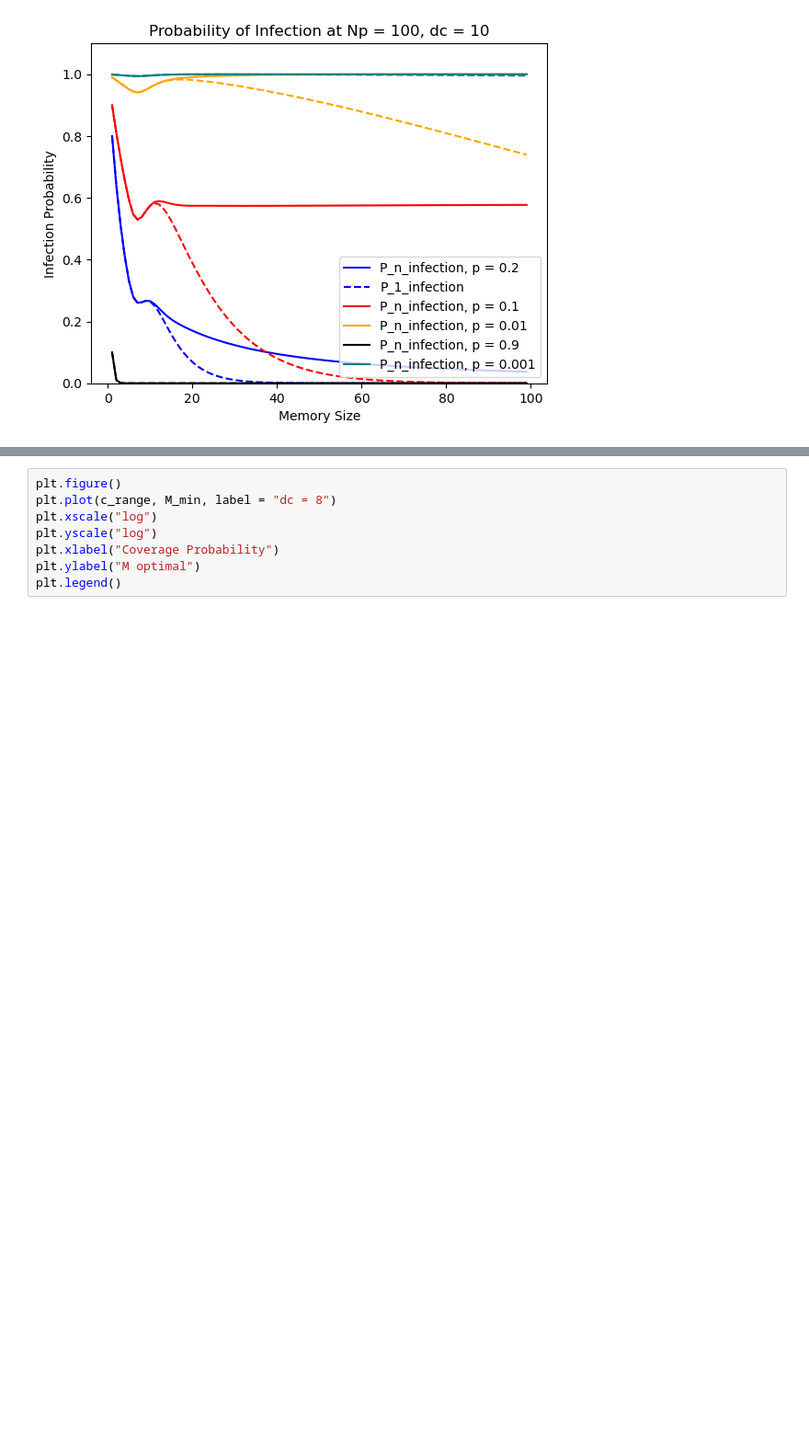
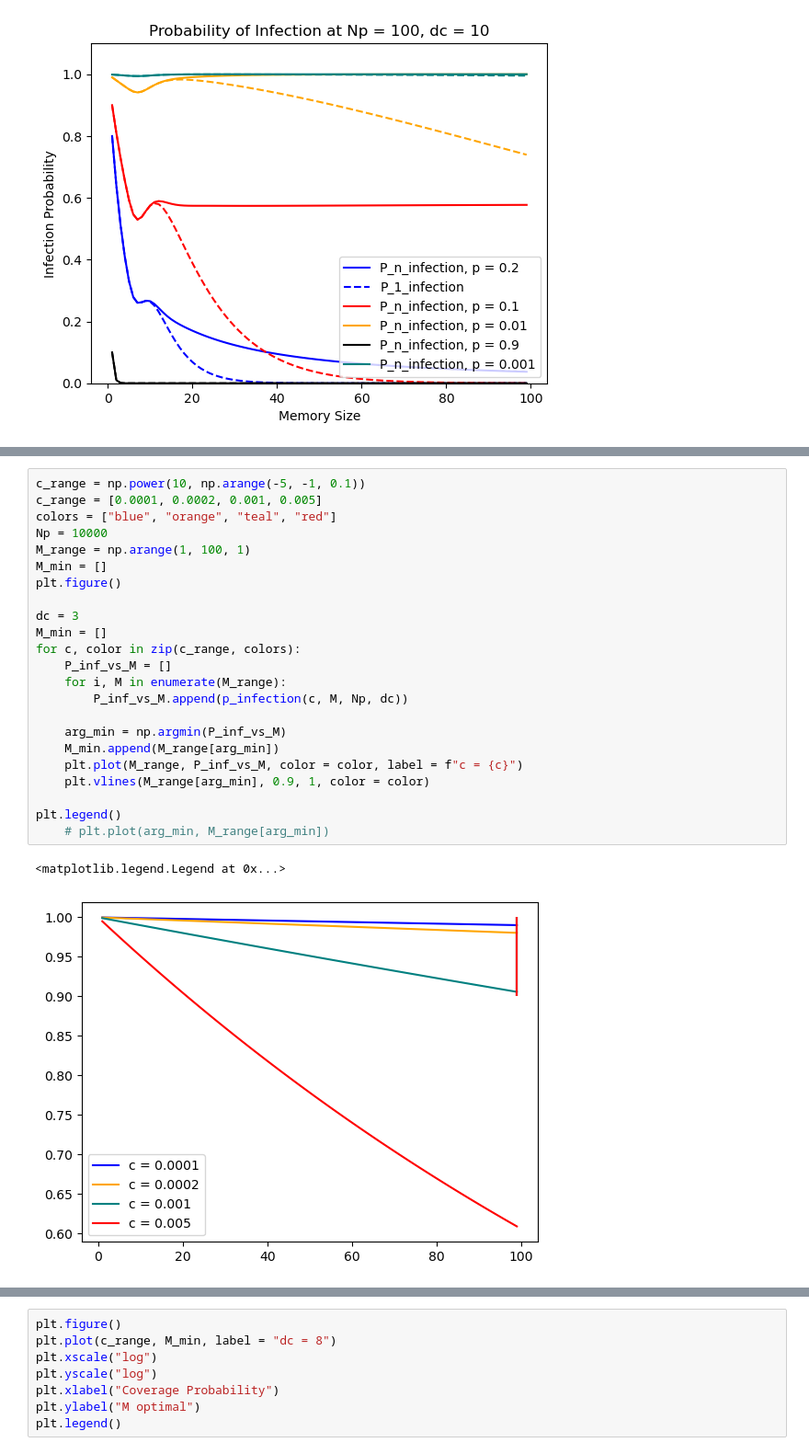
Before and after one commit to zhizhang1445/CRISPR_Sim, a Jupyter notebook: Unittest/initMethods.ipynb, the cells around one changed output, grey strips where cells are left out. Shown at 92% size. Cells and saved outputs as stored; diff of their text form; blank space fills up the shorter version.

```diff
--- a/Unittest/initMethods.ipynb
+++ b/Unittest/initMethods.ipynb
@@ -246,0 +258,26 @@ Text(0, 0.5, 'Phage number')
+# %%
+c_range = np.power(10, np.arange(-5, -1, 0.1))
+c_range = [0.0001, 0.0002, 0.001, 0.005]
+colors = ["blue", "orange", "teal", "red"]
+Np = 10000
+M_range = np.arange(1, 100, 1)
+M_min = []
+plt.figure()
+
+dc = 3
+M_min = []
+for c, color in zip(c_range, colors):
+    P_inf_vs_M = []
+    for i, M in enumerate(M_range):
+        P_inf_vs_M.append(p_infection(c, M, Np, dc))
+
+    arg_min = np.argmin(P_inf_vs_M)
+    M_min.append(M_range[arg_min])
+    plt.plot(M_range, P_inf_vs_M, color = color, label = f"c = {c}")
+    plt.vlines(M_range[arg_min], 0.9, 1, color = color)
+
+plt.legend()
+    # plt.plot(arg_min, M_range[arg_min])
+# %% [output]
+<matplotlib.legend.Legend at 0x...>
+[figure, added]
```
Also changed, not shown: parts of 11 cells of this notebook, 10 other files.
